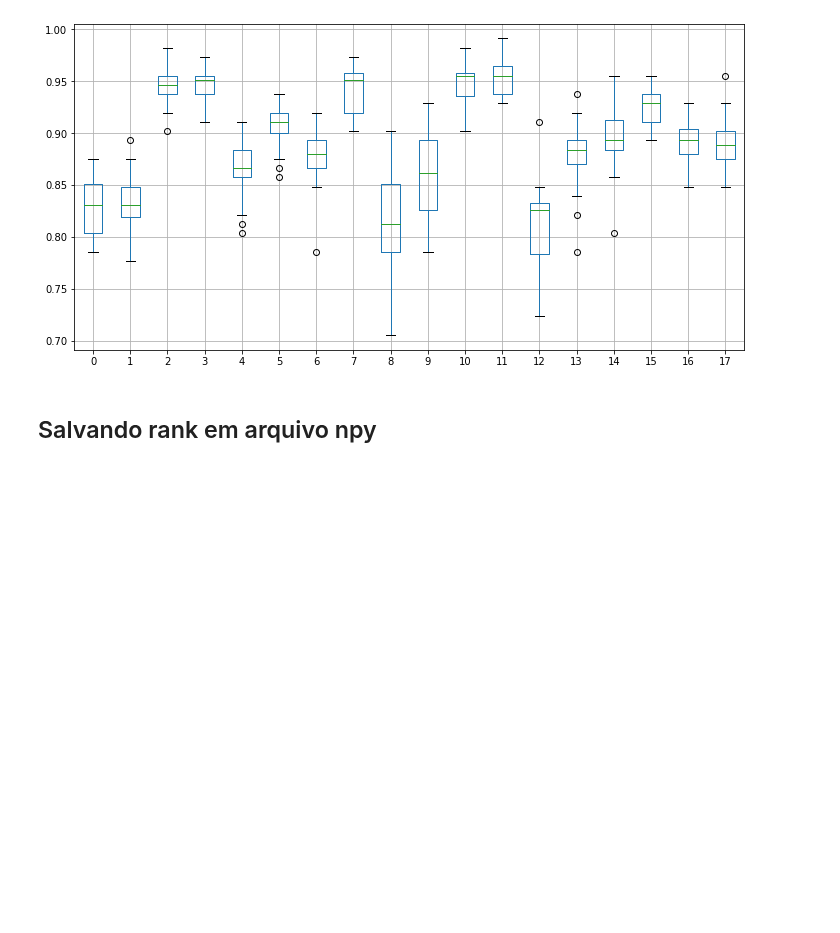
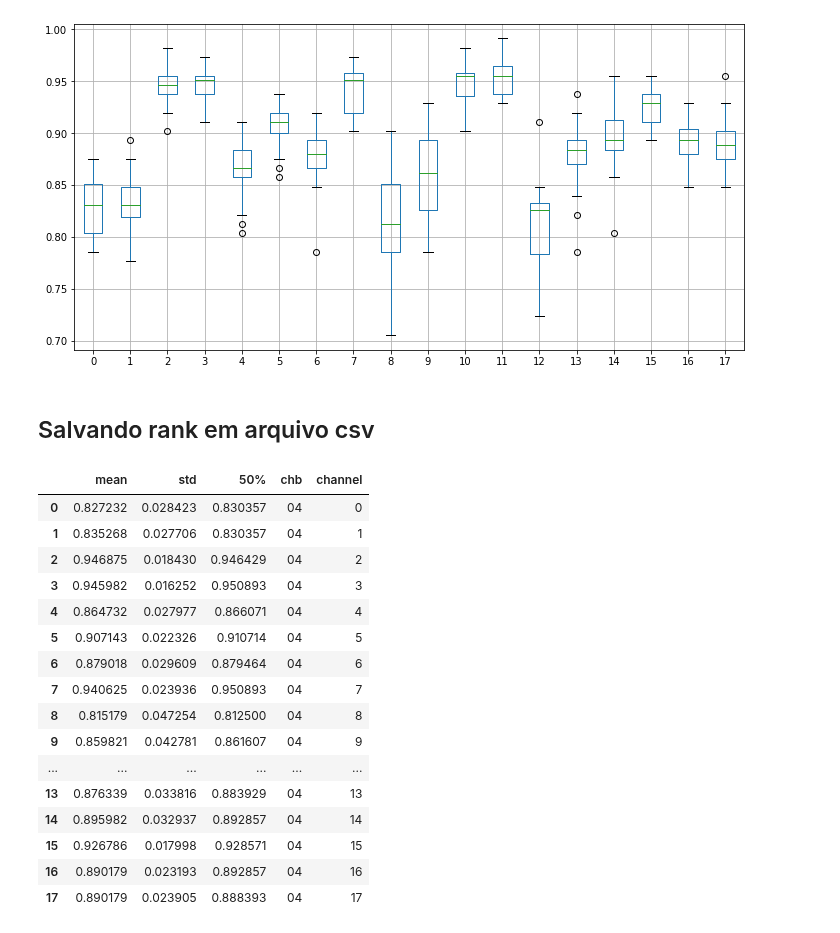
Before and after one commit to newtmagalhaes/Machine-Learning, a Jupyter notebook: ML/f02-chb/chb04/01-knn.ipynb, the cells around one changed output. Drawn from its saved outputs; the diff is of its cells as text; code cells hidden in the pictures; blank space fills up the shorter version.

```diff
--- a/ML/f02-chb/chb04/01-knn.ipynb
+++ b/ML/f02-chb/chb04/01-knn.ipynb
@@ -94,4 +93,4 @@ describe_DF
 | 12 | 20.0 | 0.812500 | 0.041979 | 0.723214 | 0.783482 | 0.825893 | 0.832589 | 0.910714 |
 [figure]
 # %% [markdown]
-## Salvando rank em arquivo npy
+## Salvando rank em arquivo csv
@@ -99,0 +97,25 @@ np.save('./chb04_rank.npy', describe_DF.index)
+# %%
+save_DF = accuracy_DF.describe().transpose()[['mean', 'std', '50%']]
+save_DF['chb'] = '04'
+save_DF['channel'] = save_DF.index
+
+save_DF.to_csv(path_or_buf='./knn_descr_channel_rank.csv', index=False)
+save_DF
+# %% [output]
+|  | mean | std | 50% | chb | channel |
+| 0 | 0.827232 | 0.028423 | 0.830357 | 04 | 0 |
+| 1 | 0.835268 | 0.027706 | 0.830357 | 04 | 1 |
+| 2 | 0.946875 | 0.018430 | 0.946429 | 04 | 2 |
+| 3 | 0.945982 | 0.016252 | 0.950893 | 04 | 3 |
+| 4 | 0.864732 | 0.027977 | 0.866071 | 04 | 4 |
+| 5 | 0.907143 | 0.022326 | 0.910714 | 04 | 5 |
+| 6 | 0.879018 | 0.029609 | 0.879464 | 04 | 6 |
+| 7 | 0.940625 | 0.023936 | 0.950893 | 04 | 7 |
+| 8 | 0.815179 | 0.047254 | 0.812500 | 04 | 8 |
+| 9 | 0.859821 | 0.042781 | 0.861607 | 04 | 9 |
+| ... | ... | ... | ... | ... | ... |
+| 13 | 0.876339 | 0.033816 | 0.883929 | 04 | 13 |
+| 14 | 0.895982 | 0.032937 | 0.892857 | 04 | 14 |
+| 15 | 0.926786 | 0.017998 | 0.928571 | 04 | 15 |
+| 16 | 0.890179 | 0.023193 | 0.892857 | 04 | 16 |
+| 17 | 0.890179 | 0.023905 | 0.888393 | 04 | 17 |
```
Also changed, not shown: parts of 3 cells of this notebook, 19 other files.
